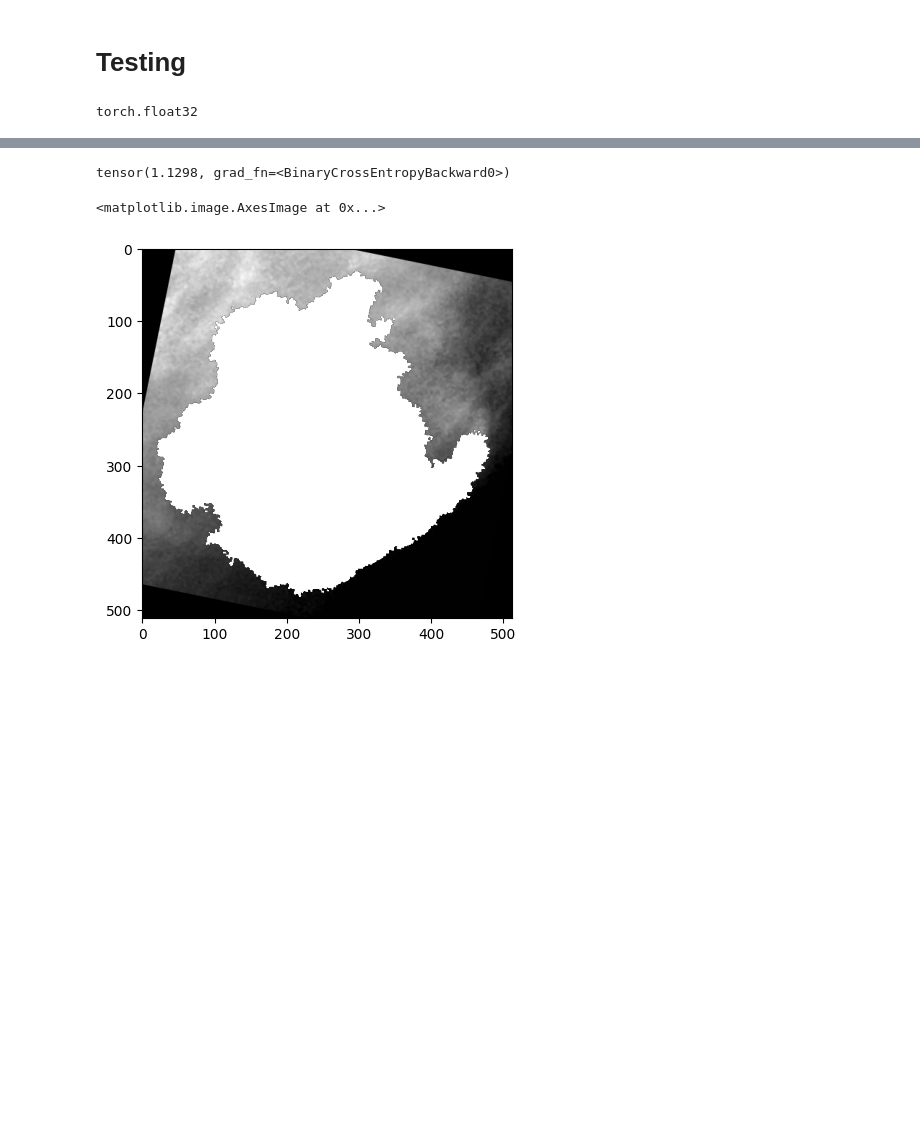
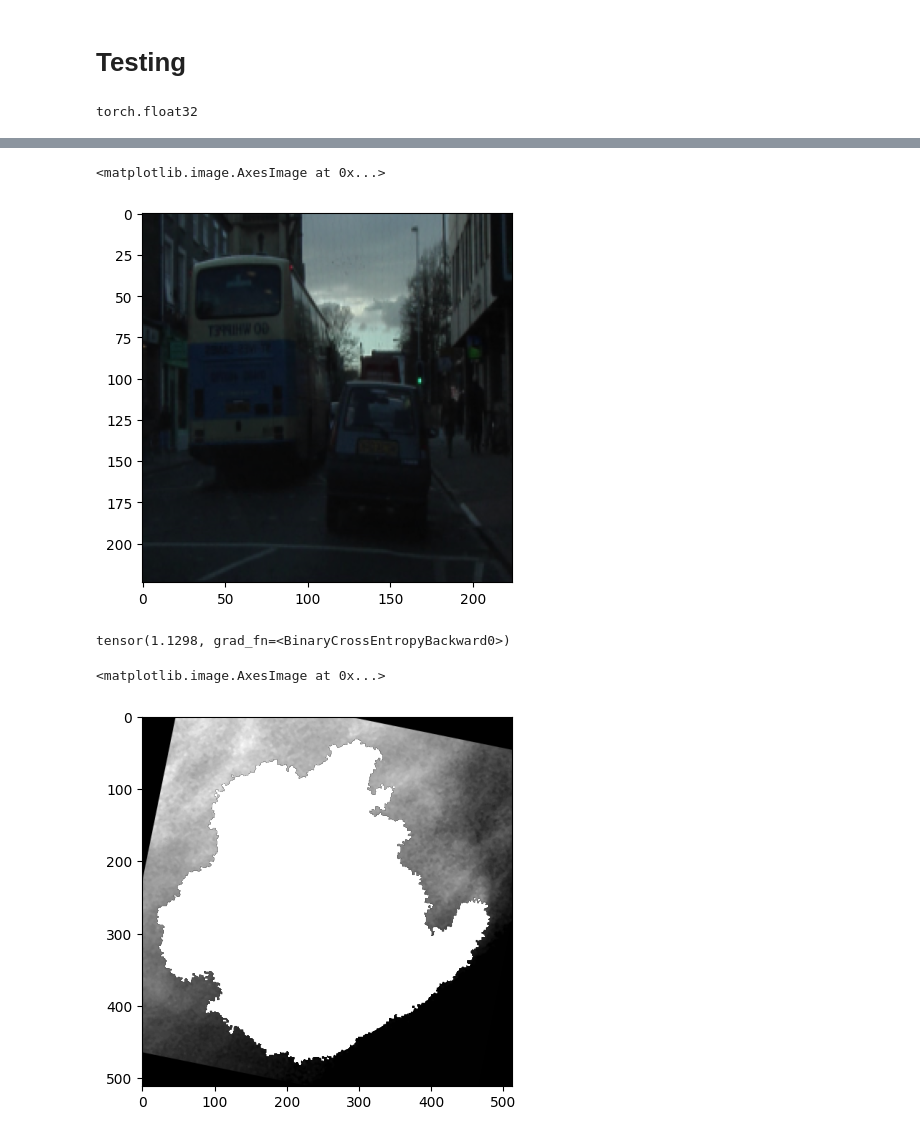
Before and after one commit to bendico765/neural-networks-project, a Jupyter notebook: notebooks/2 - Model development.ipynb, the cells around one changed output, grey strips where cells are left out. Saved outputs shown, nothing was run; the diff lists cells and outputs as text; code cells hidden in the pictures; blank space fills up the shorter version.

```diff
--- a/notebooks/2 - Model development.ipynb
+++ b/notebooks/2 - Model development.ipynb
@@ -88,3 +95,16 @@ loss
+# %%
+mean = np.array([0.485, 0.456, 0.406])
+std = np.array([0.229, 0.224, 0.225])
+
+image = X[1].permute((1,2,0))
+# Reverse the transformation and clip to safety
+img_to_show = (image * std) + mean
+img_to_show = np.clip(img_to_show, 0, 1)
+
+plt.imshow(img_to_show)
+# %% [output]
+<matplotlib.image.AxesImage at 0x...>
+[figure, added]
 # %%
 device = "cpu"
 random_state=0
```
Also changed, not shown: parts of 11 cells of this notebook, 3 other files.
